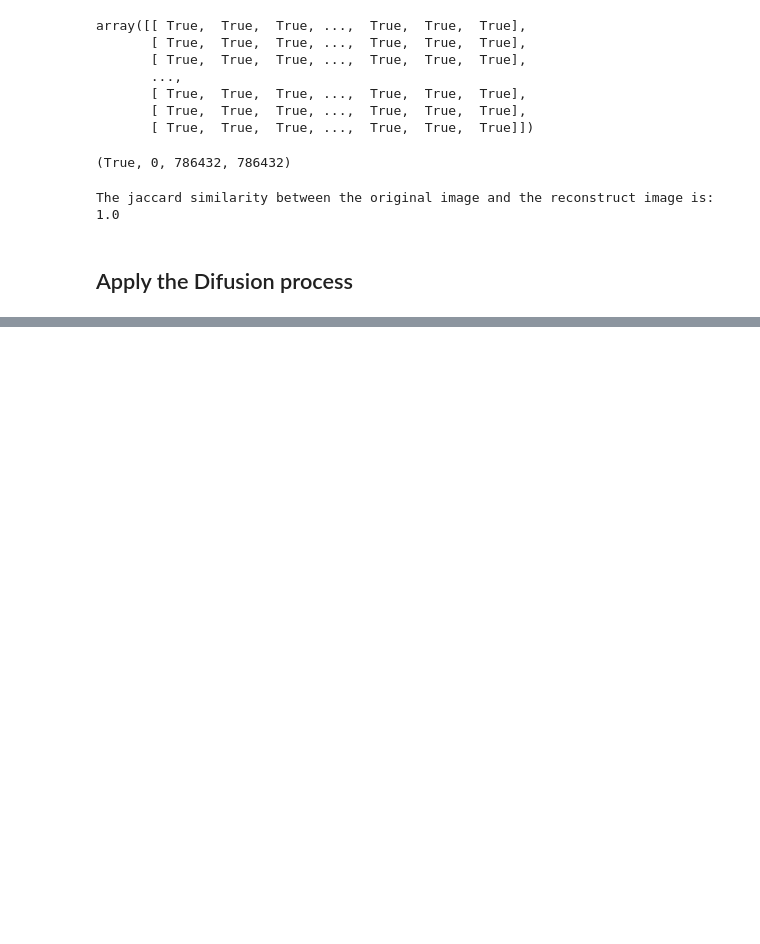
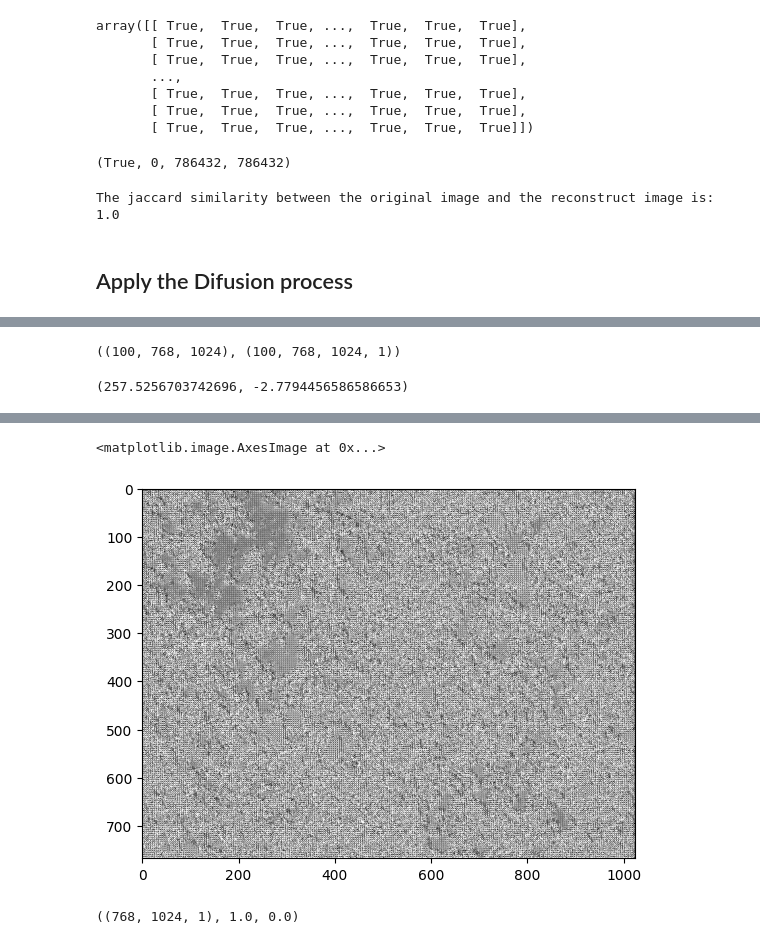
Before and after one commit to FrankVanzeler/Digital-Rock-Analysis-, a Jupyter notebook: Generate_2d_and_3d_Samples.ipynb, the cells around one changed output, grey strips where cells are left out. Drawn from its saved outputs; the diff is of its cells as text; code cells hidden in the pictures; blank space fills up the shorter version.

Commit message:
The code to generate 2d and 3d images with DCGAN

```diff
--- a/Generate_2d_and_3d_Samples.ipynb
+++ b/Generate_2d_and_3d_Samples.ipynb
@@ -291,7 +334,7 @@ def reverse_process(noisy_images, model):
 # %%
 # Process de difusão progressiva
 # Exemplo de uso
-timesteps = 100
-beta = 8
+timesteps = 100 # We have the 200 samples
+beta = 0.08
 
-noisy_images = forward_process(grayscale_image, timesteps, beta)
+noisy_images, clean_images = forward_process(grayscale_image, timesteps, beta)
@@ -314,0 +435,7 @@ plt.imshow(noisy_images[index_noisy_images,:, :], cmap="gray")
+# %%
+generator = build_generator()
+generator.compile(optimizer='adam', loss='mse')
+
+discriminator = build_discriminator()
+discriminator.compile(optimizer='adam', loss='binary_crossentropy', metrics=['accuracy'])
+#discriminator.compile(optimizer='adam', loss='mse', metrics=['accuracy'])
@@ -314,0 +564,33 @@ plt.imshow(noisy_images[index_noisy_images,:, :], cmap="gray")
+# %%
+# After training, use the generator to denoise images
+# Example code to denoise a single image:
+def denoise_image(image):
+    # Assuming 'image' is your input noisy image of shape (768, 1024, 1)
+    image = np.expand_dims(image, axis=0)  # Add batch dimension
+    denoised_image = generator.predict(image)
+    return denoised_image[0]
+# %%
+import numpy as np
+
+# Assuming noisy_images is already loaded and has shape (300, 768, 1024)
+noisy_images_to_predict = np.expand_dims(noisy_images, axis=-1)  # Add channel dimension
+# %%
+noisy_images.shape, noisy_images_to_predict.shape
+# %% [output]
+((100, 768, 1024), (100, 768, 1024, 1))
+# %%
+noisy_images_to_predict.max(), noisy_images_to_predict.min()
+# %% [output]
+(257.5256703742696, -2.7794456586586653)
+# %%
+import random
+
+index_pred = random.randint(0, len(noisy_images_to_predict)- 1)
+# Example usage:
+
+print("The sample number", index_pred)
+image_to_predict = noisy_images_to_predict[index_pred]  # Example noisy image
+denoised_image_predict = denoise_image(image_to_predict)
+
+plt.imshow(denoised_image_predict, cmap="gray")
+# %% [output]
@@ -314,0 +599,6 @@ plt.imshow(noisy_images[index_noisy_images,:, :], cmap="gray")
+<matplotlib.image.AxesImage at 0x...>
+[figure, added]
+# %%
+denoised_image_predict.shape, denoised_image_predict.max(), denoised_image_predict.min()
+# %% [output]
+((768, 1024, 1), 1.0, 0.0)
```
Also changed, not shown: parts of 37 cells of this notebook.
